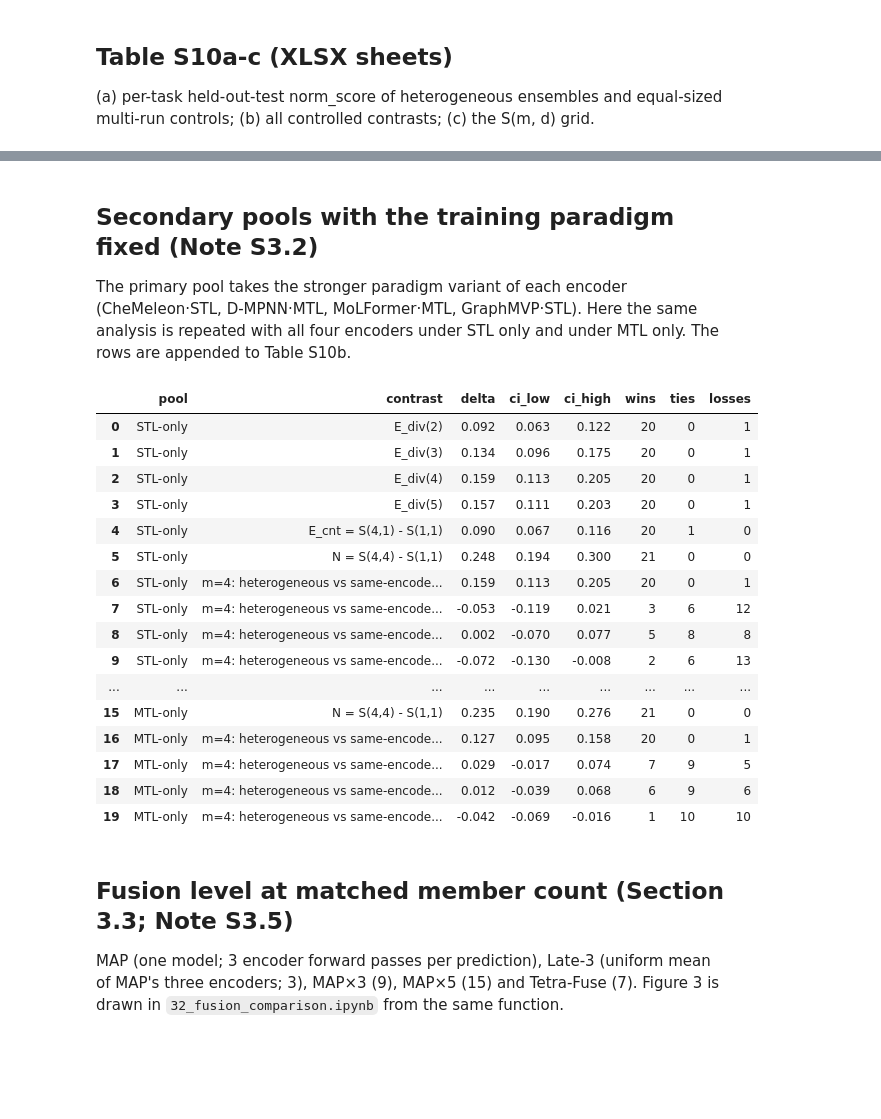
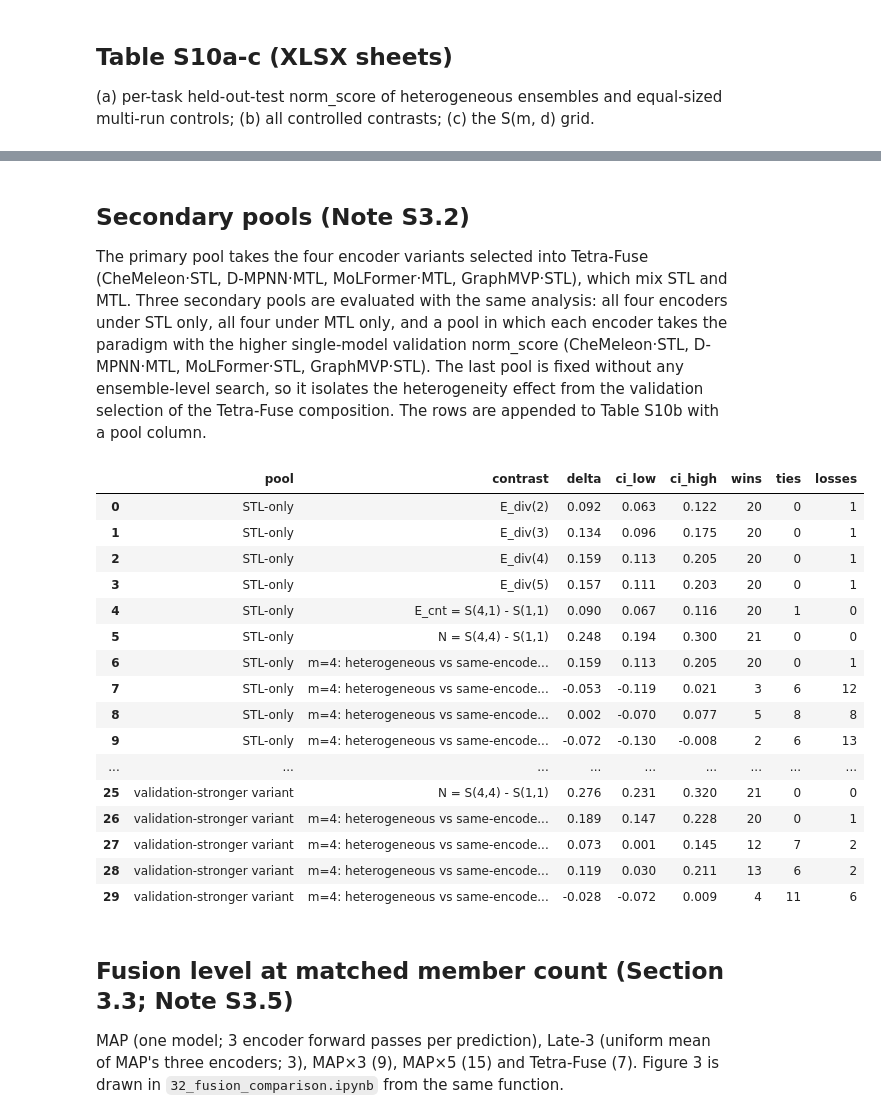
Before and after one commit to namutechteam/Tetra-Fuse, a Jupyter notebook: notebooks/36_controlled_comparisons.ipynb, the cells around one changed output, grey strips where cells are left out. Cells and saved outputs as stored; diff of their text form; code cells hidden in the pictures; blank space fills up the shorter version.

```diff
--- a/notebooks/36_controlled_comparisons.ipynb
+++ b/notebooks/36_controlled_comparisons.ipynb
@@ -136,12 +136,18 @@ S10a.tail(3)
 | 20 | LD50_Zhu | MAE | 0.818 | 0.773 | 0.466 | 1.000 | ... |
 | 21 | Mean |  | 0.844 | 0.832 | 0.640 | 0.732 | ... |
 # %% [markdown]
-## Secondary pools with the training paradigm fixed (Note S3.2)
+## Secondary pools (Note S3.2)
 
-The primary pool takes the stronger paradigm variant of each encoder (CheMeleon·STL, D-MPNN·MTL, MoLFormer·MTL, GraphMVP·STL). Here the same analysis is repeated with all four encoders under STL only and under MTL only. The rows are appended to Table S10b.
+The primary pool takes the four encoder variants selected into Tetra-Fuse (CheMeleon·STL, D-MPNN·MTL, MoLFormer·MTL, GraphMVP·STL), which mix STL and MTL. Three secondary pools are evaluated with the same analysis: all four encoders under STL only, all four under MTL only, and a pool in which each encoder takes the paradigm with the higher single-model validation norm_score (CheMeleon·STL, D-MPNN·MTL, MoLFormer·STL, GraphMVP·STL). The last pool is fixed without any ensemble-level search, so it isolates the heterogeneity effect from the validation selection of the Tetra-Fuse composition. The rows are appended to Table S10b with a pool column.
 # %%
 SEC = {"STL-only": ["stl_chemeleon", "stl_dmpnn", "stl_molformer", "stl_graphmvp"],
-       "MTL-only": ["mtl_chemeleon", "mtl_dmpnn", "mtl_molformer", "mtl_graphmvp"]}
+       "MTL-only": ["mtl_chemeleon", "mtl_dmpnn", "mtl_molformer", "mtl_graphmvp"],
+       # Each encoder in the paradigm with the higher single-model validation norm_score
+       # (sum of the matched-seed and seed-averaged validation tracks; all1023.csv, k = 1):
+       # CheMeleon 1.387 STL vs 1.203 MTL; D-MPNN 1.122 MTL vs 0.696 STL;
+       # MoLFormer 1.195 STL vs 1.043 MTL; GraphMVP 1.216 STL vs 0.968 MTL.
+       # Fixed without any ensemble-level search, unlike the primary pool.
+       "validation-stronger variant": ["stl_chemeleon", "mtl_dmpnn", "stl_molformer", "stl_graphmvp"]}
 sec_rows = []
 for name, pool in SEC.items():
     Pp, Sp = tfcc.heterogeneity_grid(C, pool)          # several minutes per pool
@@ -151,38 +157,41 @@ for name, pool in SEC.items():
     sec_rows += [cc("Het_4_1", "Het_1_1", "E_cnt = S(4,1) - S(1,1)"), cc("Het_4_4", "Het_1_1", "N = S(4,4) - S(1,1)"),
                  cc("Het_4_4", "HomMean_4", "m=4: heterogeneous vs same-encoder, mean of 4 encoders"),
                  cc("Het_4_4", "HomGlobalPool_4", f"m=4: heterogeneous vs same-encoder, validation-best encoder ({vb})"),
                  cc("Het_4_4", "HomTaskValPool_4", "m=4: heterogeneous vs same-encoder, per-task validation-best encoder"),
                  cc("Het_4_4", "HomTaskTestPool_4", "m=4: heterogeneous vs same-encoder, per-task test-best encoder (oracle)")]
 SEC_CT = pd.DataFrame(sec_rows)
 gs = lambda pool, lab: SEC_CT[(SEC_CT.pool == pool) & (SEC_CT.contrast.str.startswith(lab))].iloc[0]
 check(gs("STL-only", "E_div(4)"), 0.159, 0.113, 0.205, (20, 0, 1))
 check(gs("MTL-only", "E_div(4)"), 0.127, 0.095, 0.158, (20, 0, 1))
 check(gs("STL-only", "E_cnt"), 0.090); check(gs("MTL-only", "E_cnt"), 0.108)
 check(gs("STL-only", "m=4: heterogeneous vs same-encoder, validation-best"), -0.053, -0.119, 0.021, (3, 6, 12))
 check(gs("MTL-only", "m=4: heterogeneous vs same-encoder, validation-best"), 0.029, -0.017, 0.074, (7, 9, 5))
+check(gs("validation-stronger variant", "E_div(4)"), 0.189, 0.147, 0.228, (20, 0, 1))
+check(gs("validation-stronger variant", "m=4: heterogeneous vs same-encoder, validation-best"), 0.073, 0.001, 0.145, (12, 7, 2))
+check(gs("validation-stronger variant", "m=4: heterogeneous vs same-encoder, per-task validation-best"), 0.119, 0.030, 0.211, (13, 6, 2))
 S10b_all = pd.concat([S10b.assign(pool="primary (Tetra-Fuse encoder types)"),
                       SEC_CT[["contrast", "delta", "ci_low", "ci_high", "wins", "ties", "losses", "pool"]].round(6)], ignore_index=True)
 S10b_all = S10b_all[["pool", "contrast", "delta", "ci_low", "ci_high", "wins", "ties", "losses"]]
 S10b_all.to_csv(os.path.join(TAB, "tableS10b_contrasts.csv"), index=False)
 SEC_CT[["pool", "contrast", "delta", "ci_low", "ci_high", "wins", "ties", "losses"]].round(3)
 # %% [output]
 |  | pool | contrast | delta | ci_low | ci_high | wins | ties | losses |
 | 0 | STL-only | E_div(2) | 0.092 | 0.063 | 0.122 | 20 | 0 | 1 |
 | 1 | STL-only | E_div(3) | 0.134 | 0.096 | 0.175 | 20 | 0 | 1 |
 | 2 | STL-only | E_div(4) | 0.159 | 0.113 | 0.205 | 20 | 0 | 1 |
 | 3 | STL-only | E_div(5) | 0.157 | 0.111 | 0.203 | 20 | 0 | 1 |
 | 4 | STL-only | E_cnt = S(4,1) - S(1,1) | 0.090 | 0.067 | 0.116 | 20 | 1 | 0 |
 | 5 | STL-only | N = S(4,4) - S(1,1) | 0.248 | 0.194 | 0.300 | 21 | 0 | 0 |
 | 6 | STL-only | m=4: heterogeneous vs same-encode... | 0.159 | 0.113 | 0.205 | 20 | 0 | 1 |
 | 7 | STL-only | m=4: heterogeneous vs same-encode... | -0.053 | -0.119 | 0.021 | 3 | 6 | 12 |
 | 8 | STL-only | m=4: heterogeneous vs same-encode... | 0.002 | -0.070 | 0.077 | 5 | 8 | 8 |
 | 9 | STL-only | m=4: heterogeneous vs same-encode... | -0.072 | -0.130 | -0.008 | 2 | 6 | 13 |
 | ... | ... | ... | ... | ... | ... | ... | ... | ... |
-| 15 | MTL-only | N = S(4,4) - S(1,1) | 0.235 | 0.190 | 0.276 | 21 | 0 | 0 |
-| 16 | MTL-only | m=4: heterogeneous vs same-encode... | 0.127 | 0.095 | 0.158 | 20 | 0 | 1 |
-| 17 | MTL-only | m=4: heterogeneous vs same-encode... | 0.029 | -0.017 | 0.074 | 7 | 9 | 5 |
-| 18 | MTL-only | m=4: heterogeneous vs same-encode... | 0.012 | -0.039 | 0.068 | 6 | 9 | 6 |
-| 19 | MTL-only | m=4: heterogeneous vs same-encode... | -0.042 | -0.069 | -0.016 | 1 | 10 | 10 |
+| 25 | validation-stronger variant | N = S(4,4) - S(1,1) | 0.276 | 0.231 | 0.320 | 21 | 0 | 0 |
+| 26 | validation-stronger variant | m=4: heterogeneous vs same-encode... | 0.189 | 0.147 | 0.228 | 20 | 0 | 1 |
+| 27 | validation-stronger variant | m=4: heterogeneous vs same-encode... | 0.073 | 0.001 | 0.145 | 12 | 7 | 2 |
+| 28 | validation-stronger variant | m=4: heterogeneous vs same-encode... | 0.119 | 0.030 | 0.211 | 13 | 6 | 2 |
+| 29 | validation-stronger variant | m=4: heterogeneous vs same-encode... | -0.028 | -0.072 | 0.009 | 4 | 11 | 6 |
 # %% [markdown]
 ## Fusion level at matched member count (Section 3.3; Note S3.5)
 
```
Also changed, not shown: 4 other files.
